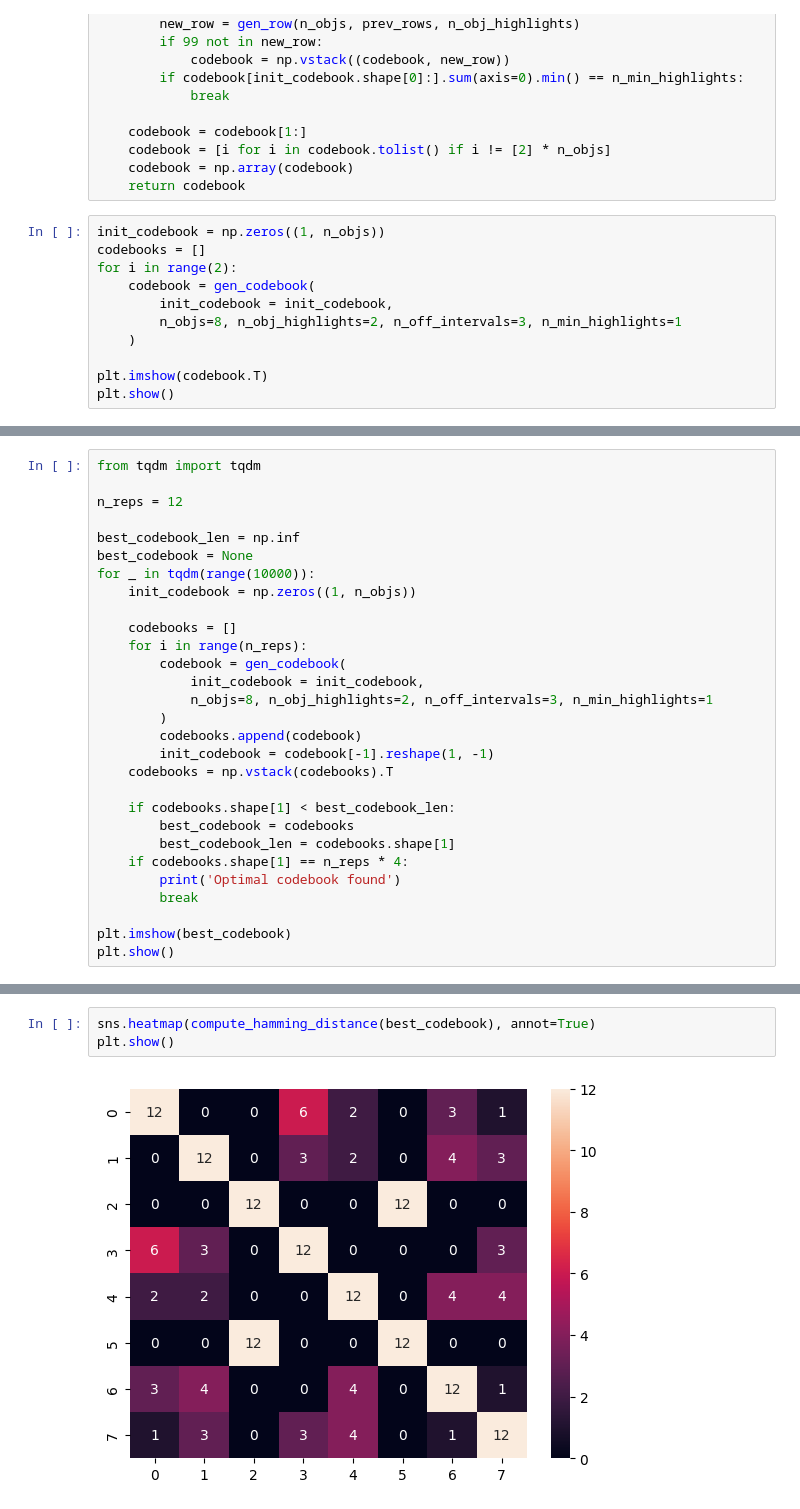
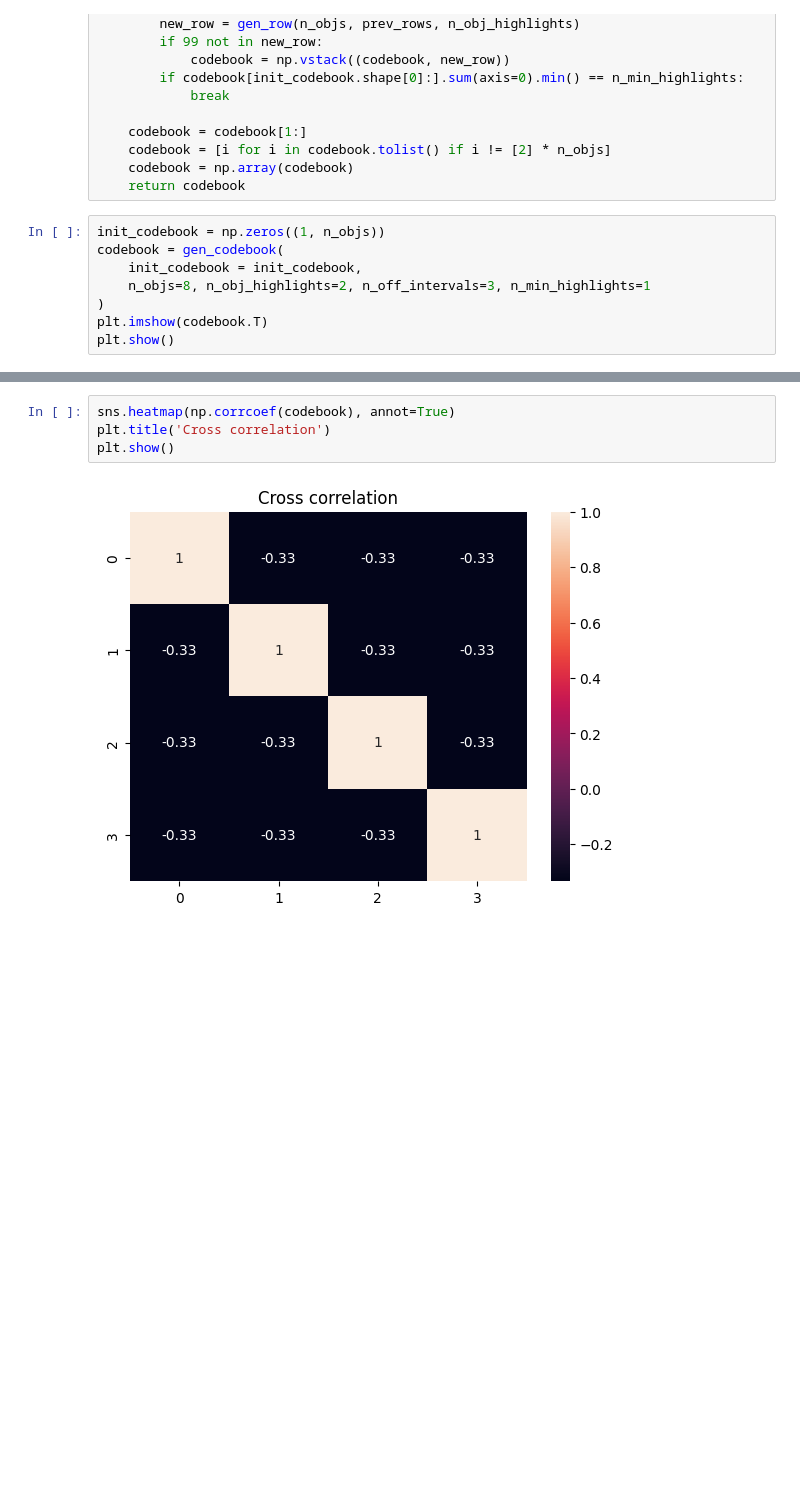
Before and after one commit to amar-enkhbat/codebook_generator, a Jupyter notebook: gen_seq.ipynb, the cells around one changed output, grey strips where cells are left out. Saved outputs shown, nothing was run; the diff lists cells and outputs as text; blank space fills up the shorter version.

```diff
--- a/gen_seq.ipynb
+++ b/gen_seq.ipynb
@@ -147,13 +130,10 @@ def gen_codebook(init_codebook: np.ndarray, n_objs, n_obj_highlights, n_off_inte
     return codebook
 # %%
 init_codebook = np.zeros((1, n_objs))
-codebooks = []
-for i in range(2):
-    codebook = gen_codebook(
-        init_codebook = init_codebook,
-        n_objs=8, n_obj_highlights=2, n_off_intervals=3, n_min_highlights=1
-    )
-
+codebook = gen_codebook(
+    init_codebook = init_codebook,
+    n_objs=8, n_obj_highlights=2, n_off_intervals=3, n_min_highlights=1
+)
 plt.imshow(codebook.T)
 plt.show()
 # %% [output]
@@ -201,29 +161,0 @@ sns.heatmap(compute_hamming_distance(codebooks), annot=True)
-# %%
-from tqdm import tqdm
-
-n_reps = 12
-
-best_codebook_len = np.inf
-best_codebook = None
-for _ in tqdm(range(10000)):
-    init_codebook = np.zeros((1, n_objs))
-
-    codebooks = []
-    for i in range(n_reps):
-        codebook = gen_codebook(
-            init_codebook = init_codebook,
-            n_objs=8, n_obj_highlights=2, n_off_intervals=3, n_min_highlights=1
-        )
-        codebooks.append(codebook)
-        init_codebook = codebook[-1].reshape(1, -1)
-    codebooks = np.vstack(codebooks).T
-
-    if codebooks.shape[1] < best_codebook_len:
-        best_codebook = codebooks
-        best_codebook_len = codebooks.shape[1]
-    if codebooks.shape[1] == n_reps * 4:
-        print('Optimal codebook found')
-        break
-
-plt.imshow(best_codebook)
-plt.show()
@@ -233,5 +162,6 @@ Optimal codebook found
 # %%
-sns.heatmap(compute_hamming_distance(best_codebook), annot=True)
+sns.heatmap(np.corrcoef(codebook), annot=True)
+plt.title('Cross correlation')
 plt.show()
 # %% [output]
-[figure, old version]
+[figure, new version]
```
Also changed, not shown: parts of 28 cells of this notebook.
